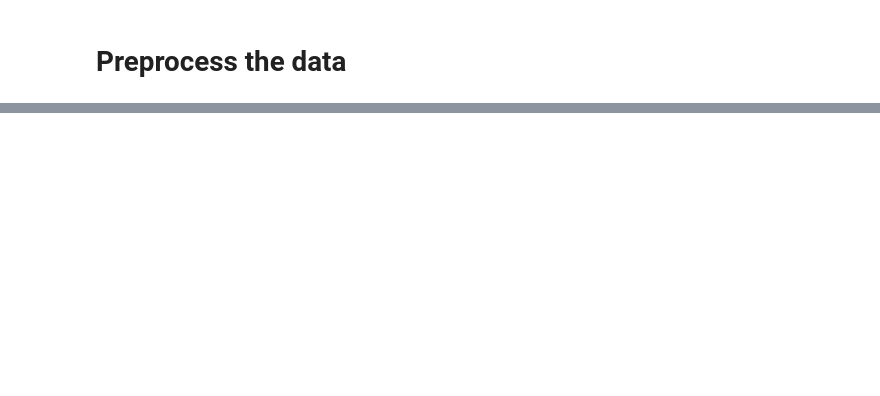
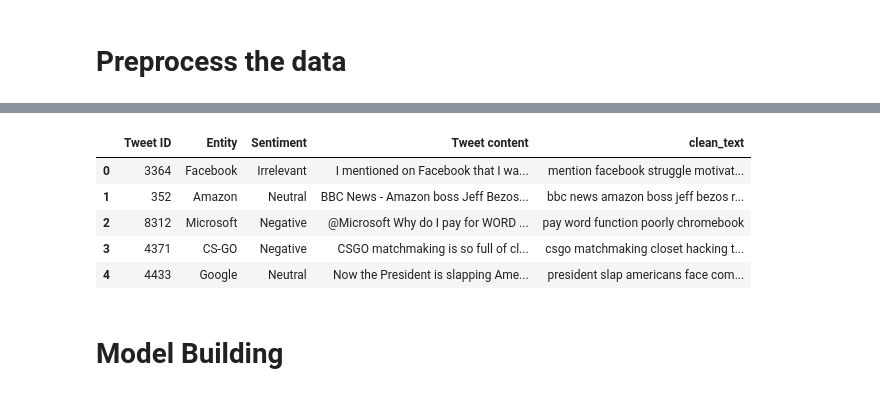
Before and after one commit to hasnainyaqub/Projects, a Jupyter notebook: 14_Twitter_sentiment_analysis/twitter_sentiment_analysis.ipynb, the cells around one changed output, grey strips where cells are left out. Saved outputs shown, nothing was run; the diff lists cells and outputs as text; code cells hidden in the pictures; blank space fills up the shorter version.

```diff
--- a/14_Twitter_sentiment_analysis/twitter_sentiment_analysis.ipynb
+++ b/14_Twitter_sentiment_analysis/twitter_sentiment_analysis.ipynb
@@ -277,2 +350,13 @@ df.head()
+# %%
+dfv['clean_text'] = dfv['Tweet content'].swifter.apply(preprocess)
+# %%
+dfv.head()
+# %% [output]
+|  | Tweet ID | Entity | Sentiment | Tweet content | clean_text |
+| 0 | 3364 | Facebook | Irrelevant | I mentioned on Facebook that I wa... | mention facebook struggle motivat... |
+| 1 | 352 | Amazon | Neutral | BBC News - Amazon boss Jeff Bezos... | bbc news amazon boss jeff bezos r... |
+| 2 | 8312 | Microsoft | Negative | @Microsoft Why do I pay for WORD ... | pay word function poorly chromebook |
+| 3 | 4371 | CS-GO | Negative | CSGO matchmaking is so full of cl... | csgo matchmaking closet hacking t... |
+| 4 | 4433 | Google | Neutral | Now the President is slapping Ame... | president slap americans face com... |
 # %%
 df.to_csv('data/clean_df.csv')
@@ -278,0 +369,2 @@ df.to_csv('data/clean_df.csv')
+# %% [markdown]
+# Model Building
```
Also changed, not shown: parts of 15 cells of this notebook, 27 other files.
